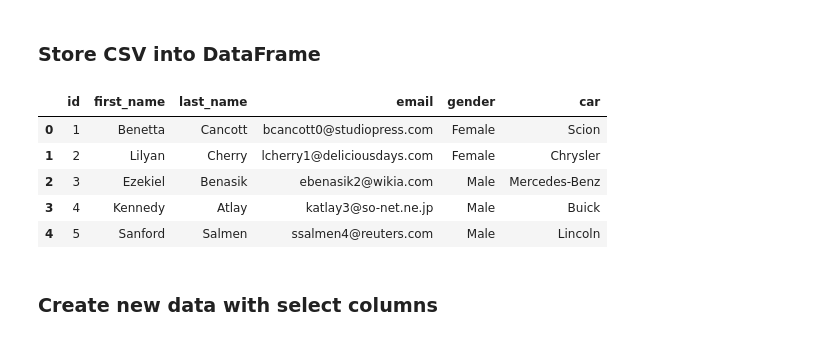
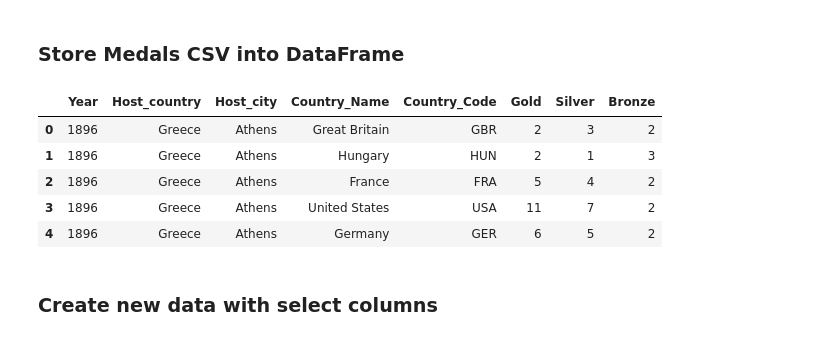
Before and after one commit to VTNoble/Population-vs-OlympicMedals, a Jupyter notebook: data_etl.ipynb, the cells around one changed output. Saved outputs shown, nothing was run; the diff lists cells and outputs as text; code cells hidden in the pictures.

Commit message:
updated jupyter notebook with merged dataframe and sql file with table schema code

```diff
--- a/data_etl.ipynb
+++ b/data_etl.ipynb
@@ -11,17 +3,17 @@ Successfully installed psycopg2-binary-2.9.3
 import pandas as pd
 from sqlalchemy import create_engine
 # %% [markdown]
-### Store CSV into DataFrame
+### Store Medals CSV into DataFrame
 # %%
-csv_file = "../Resources/customer_data.csv"
-customer_data_df = pd.read_csv(csv_file)
-customer_data_df.head()
+csv_file = "Resources/medals.csv"
+medals_df = pd.read_csv(csv_file)
+medals_df.head()
 # %% [output]
-|  | id | first_name | last_name | email | gender | car |
-| 0 | 1 | Benetta | Cancott | bcancott0@studiopress.com | Female | Scion |
-| 1 | 2 | Lilyan | Cherry | lcherry1@deliciousdays.com | Female | Chrysler |
-| 2 | 3 | Ezekiel | Benasik | ebenasik2@wikia.com | Male | Mercedes-Benz |
-| 3 | 4 | Kennedy | Atlay | katlay3@so-net.ne.jp | Male | Buick |
-| 4 | 5 | Sanford | Salmen | ssalmen4@reuters.com | Male | Lincoln |
+|  | Year | Host_country | Host_city | Country_Name | Country_Code | Gold | Silver | Bronze |
+| 0 | 1896 | Greece | Athens | Great Britain | GBR | 2 | 3 | 2 |
+| 1 | 1896 | Greece | Athens | Hungary | HUN | 2 | 1 | 3 |
+| 2 | 1896 | Greece | Athens | France | FRA | 5 | 4 | 2 |
+| 3 | 1896 | Greece | Athens | United States | USA | 11 | 7 | 2 |
+| 4 | 1896 | Greece | Athens | Germany | GER | 6 | 5 | 2 |
 # %% [markdown]
 ### Create new data with select columns
```
Also changed, not shown: parts of 48 cells of this notebook, 1 other file.
